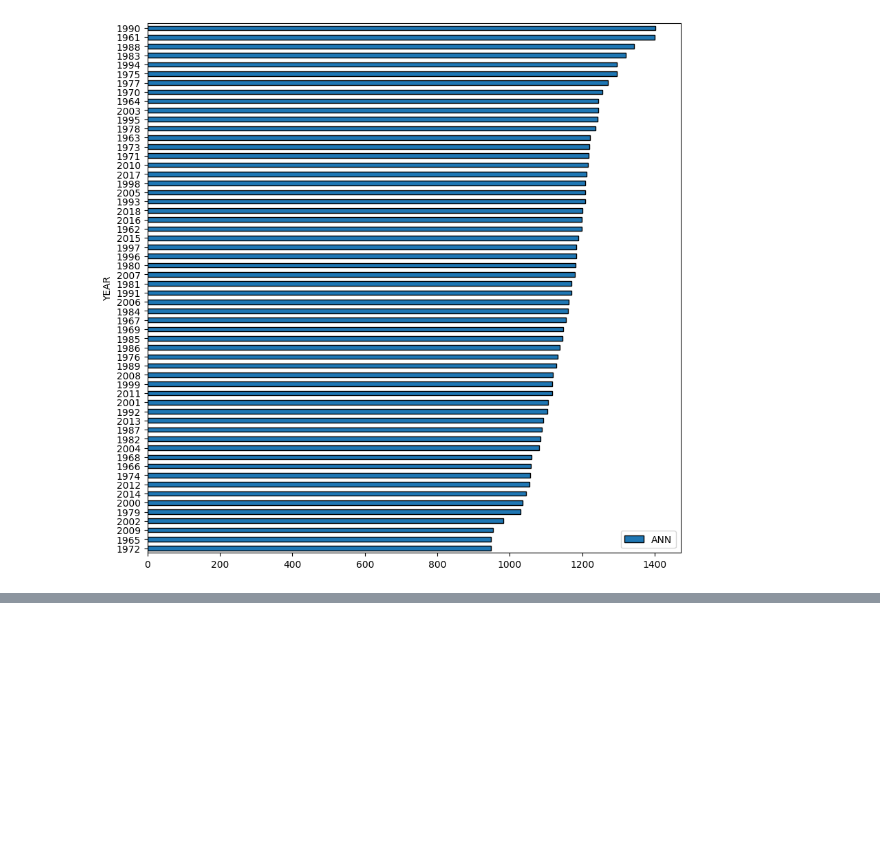
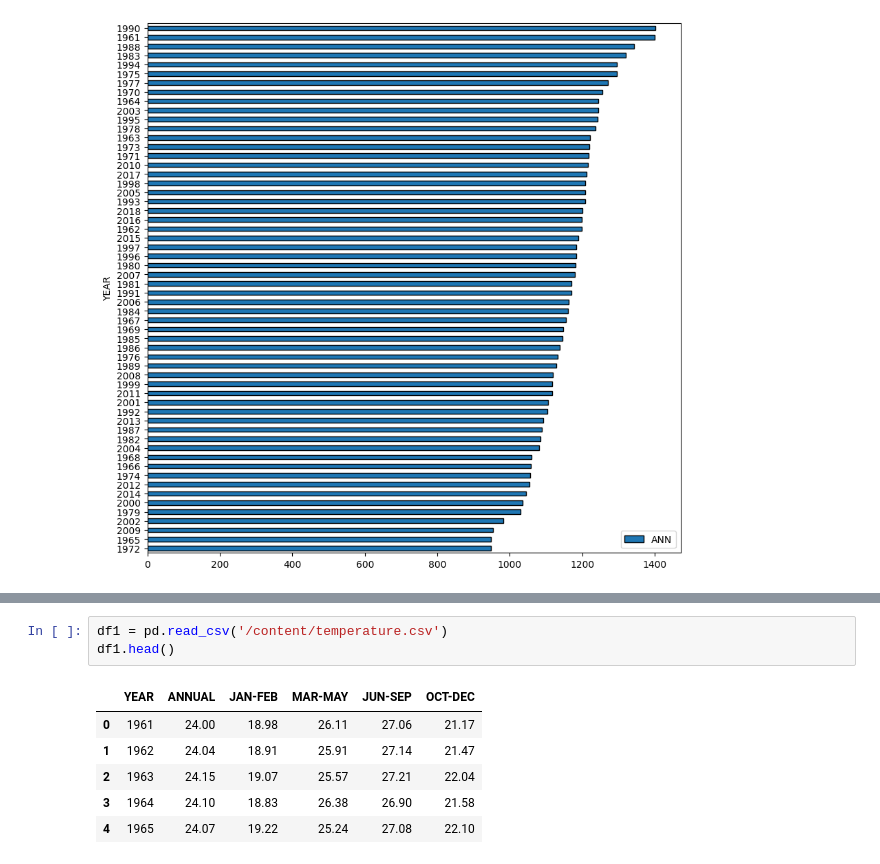
Before and after one commit to Pamela1005/Machine-learning-, a Jupyter notebook: India's Rainfall.ipynb, the cells around one changed output, grey strips where cells are left out. Drawn from its saved outputs; the diff is of its cells as text; blank space fills up the shorter version.

```diff
--- a/India's Rainfall.ipynb
+++ b/India's Rainfall.ipynb
@@ -104,0 +165,10 @@ average.plot(kind= "barh", figsize= (8,6), edgecolor= "black", color= "skyblue"
+# %%
+df1 = pd.read_csv('/content/temperature.csv')
+df1.head()
+# %% [output]
+|  | YEAR | ANNUAL | JAN-FEB | MAR-MAY | JUN-SEP | OCT-DEC |
+| 0 | 1961 | 24.00 | 18.98 | 26.11 | 27.06 | 21.17 |
+| 1 | 1962 | 24.04 | 18.91 | 25.91 | 27.14 | 21.47 |
+| 2 | 1963 | 24.15 | 19.07 | 25.57 | 27.21 | 22.04 |
+| 3 | 1964 | 24.10 | 18.83 | 26.38 | 26.90 | 21.58 |
+| 4 | 1965 | 24.07 | 19.22 | 25.24 | 27.08 | 22.10 |
```
Also changed, not shown: parts of 7 cells of this notebook.
